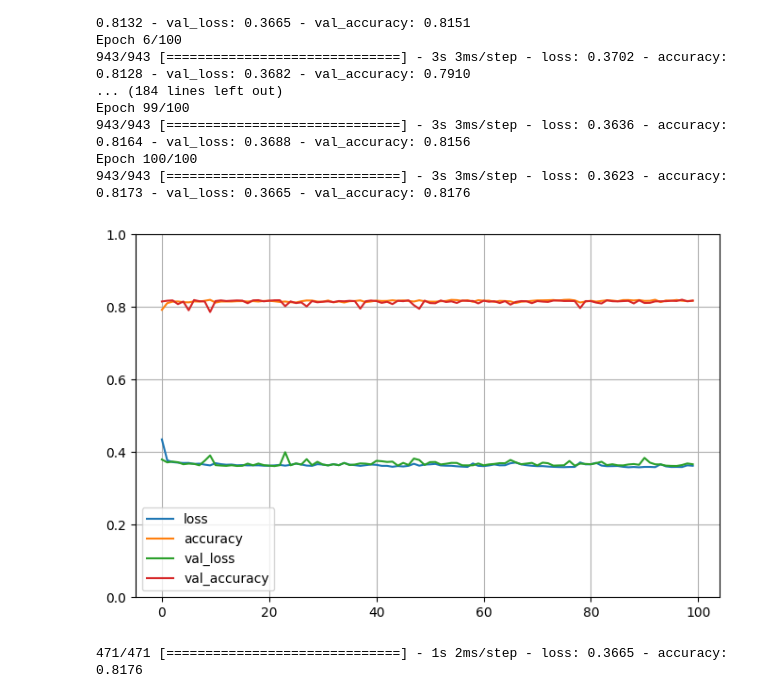
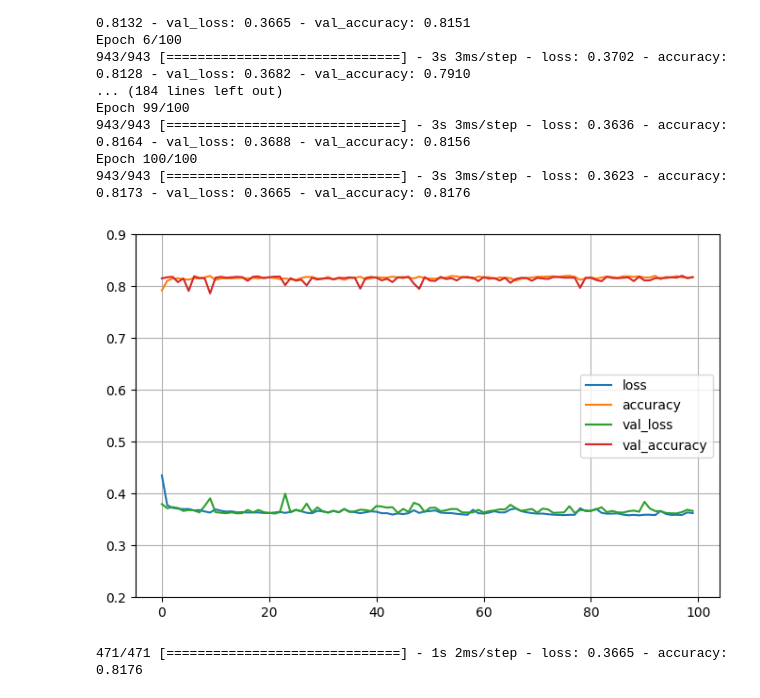
Before and after one commit to KrystianJachna/AI, a Jupyter notebook: cw10/AD_Z10_G_keras.ipynb, the cells around one changed output. Drawn from its saved outputs; the diff is of its cells as text; code cells hidden in the pictures.

```diff
--- a/cw10/AD_Z10_G_keras.ipynb
+++ b/cw10/AD_Z10_G_keras.ipynb
@@ -119,10 +119,10 @@ Epoch 100/100
 # %%
 pd.DataFrame(history.history).plot(figsize=(8, 5))
 plt.grid(True)
-plt.gca().set_ylim(0, 1)
+plt.gca().set_ylim(0.2, 0.9)
 plt.show()
 # %% [output]
-[figure, old version]
+[figure, new version]
 # %%
 model.evaluate(X_test, y_test)
 # %% [output]
```
